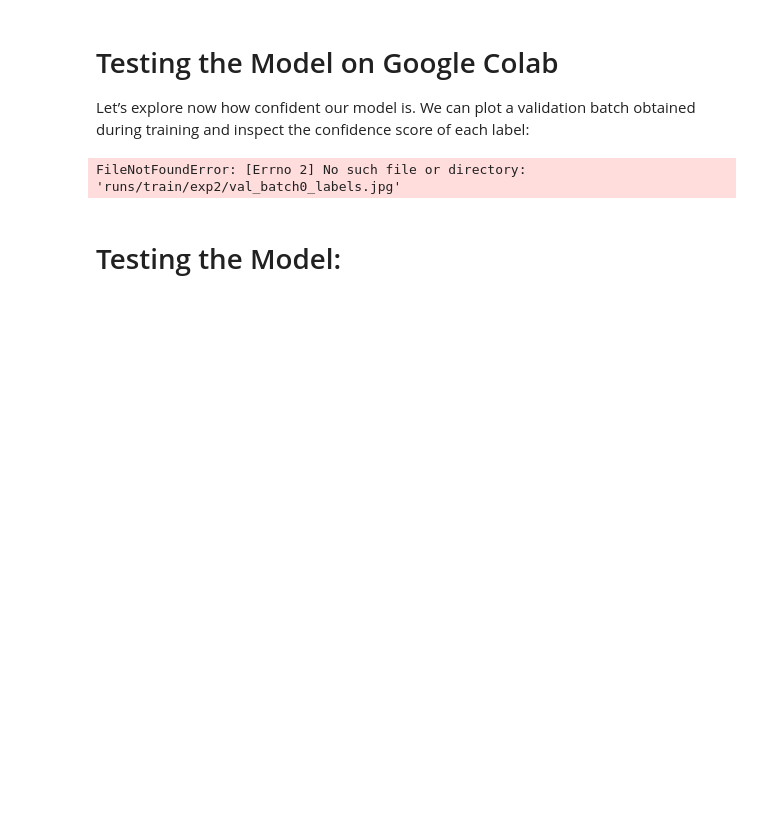
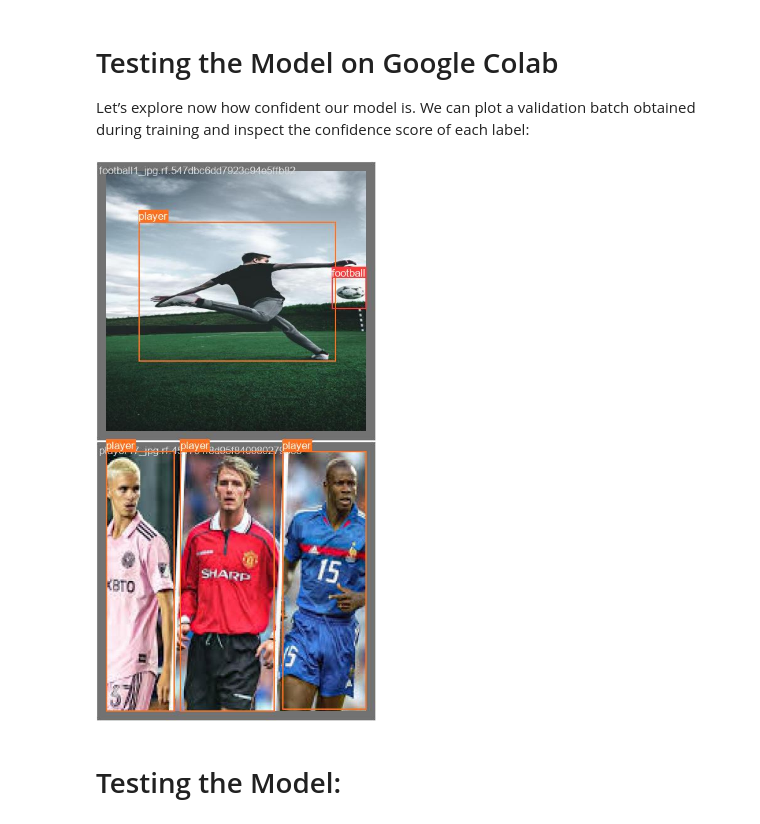
Before and after one commit to HasanChamok/YOLO_v5, a Jupyter notebook: TFLite-Object-Detection-Android-App-Tutorial-Using-YOLOv5-main/training_testing_yolov5.ipynb, the cells around one changed output. Drawn from its saved outputs; the diff is of its cells as text; code cells hidden in the pictures; blank space fills up the shorter version.

```diff
--- a/TFLite-Object-Detection-Android-App-Tutorial-Using-YOLOv5-main/training_testing_yolov5.ipynb
+++ b/TFLite-Object-Detection-Android-App-Tutorial-Using-YOLOv5-main/training_testing_yolov5.ipynb
@@ -80,9 +87,9 @@ environment variable.
 # Testing the Model on Google Colab
 Let’s explore now how confident our model is. We can plot a validation batch obtained during training and inspect the confidence score of each label:
 # %%
-Image(filename='runs/train/exp2/val_batch0_labels.jpg', width=1000)
+Image(filename='runs/train/exp4/val_batch0_labels.jpg', width=1000)
 # %% [output]
-FileNotFoundError: [Errno 2] No such file or directory: 'runs/train/exp2/val_batch0_labels.jpg'
+[figure, added]
 # %% [markdown]
 # Testing the Model:
 # %%
```
Also changed, not shown: parts of 5 cells of this notebook, 2 other files.
